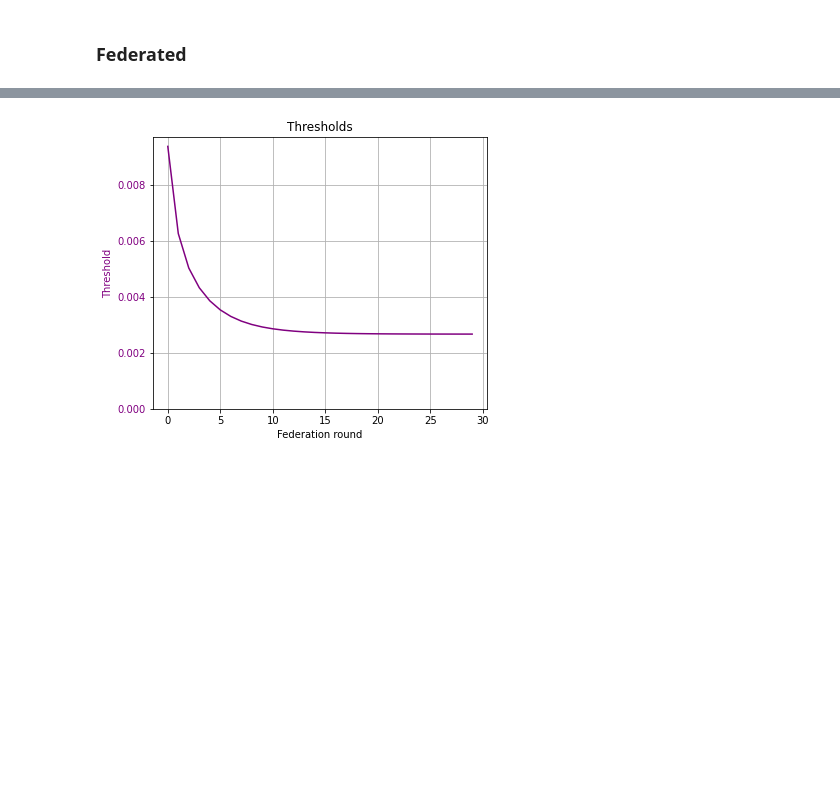
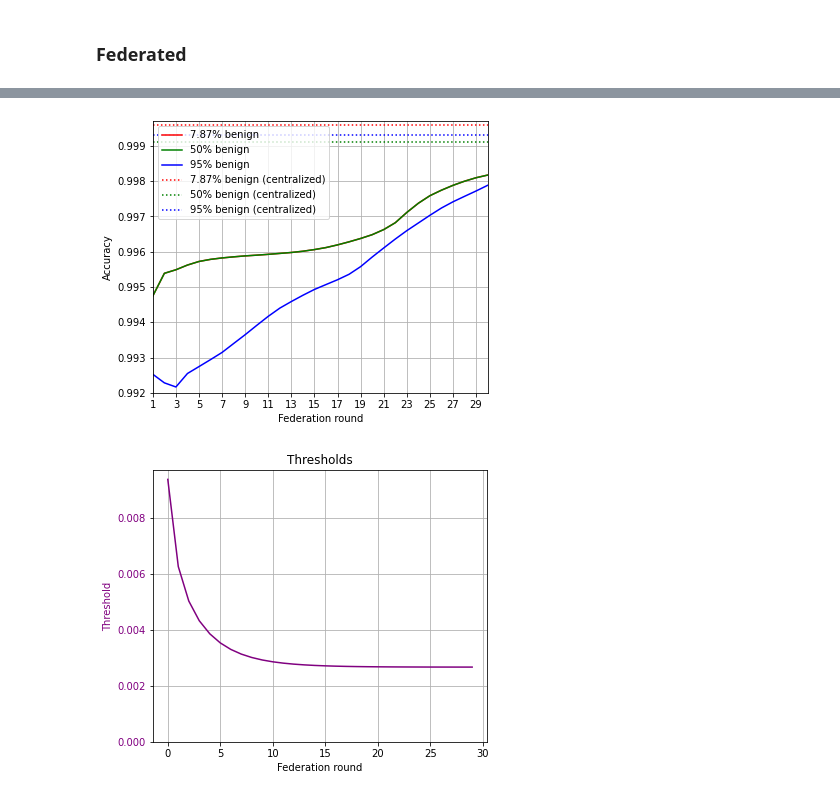
Before and after one commit to ValerianRey/fed_iot_guard, a Jupyter notebook: Test results.ipynb, the cells around one changed output, grey strips where cells are left out. Saved outputs shown, nothing was run; the diff lists cells and outputs as text; code cells hidden in the pictures; blank space fills up the shorter version.

```diff
--- a/Test results.ipynb
+++ b/Test results.ipynb
@@ -197,3 +262,30 @@ TNR:            99.35\%
+# %%
+#path_1 = 'test_results/decentralized_classifier_fedavg/0,0787 5rr/'
+path_2 = 'test_results/decentralized_classifier_fedavg/0,5 5rr/'
+path_3 = 'test_results/decentralized_classifier_fedavg/0,95 5rr/'
+path_1=path_2
+
+# path_1 = 'test_results/decentralized_classifier_fedsgd/NO_ATTACK/0,0787 5rr/'
+# path_2 = 'test_results/decentralized_classifier_fedsgd/NO_ATTACK/0,5 5rr/'
+# path_3 = 'test_results/decentralized_classifier_fedsgd/NO_ATTACK/0,95 5rr/'
+
+
+with open(path_1 + 'local_results.json') as json_file:
+    all_results_1 = json.load(json_file)
+
+with open(path_2 + 'local_results.json') as json_file:
+    all_results_2 = json.load(json_file)
+
+with open(path_3 + 'local_results.json') as json_file:
+    all_results_3 = json.load(json_file)
+
+res1 = get_results_per_round(all_results_1)
+res2 = get_results_per_round(all_results_2)
+res3 = get_results_per_round(all_results_3)
+
+plot_federated_acc_2(res1, res2, res3, multi_epoch=True, save=True)
+# %% [output]
+[figure, added]
 # %%
 def plot_global_thresholds_2(thresholds_1, thresholds_2, title='', multi_epoch=True, save=False):
     fig, ax = plt.subplots(figsize=(6, 5))
```
Also changed, not shown: parts of 9 cells of this notebook, 1 other file.
